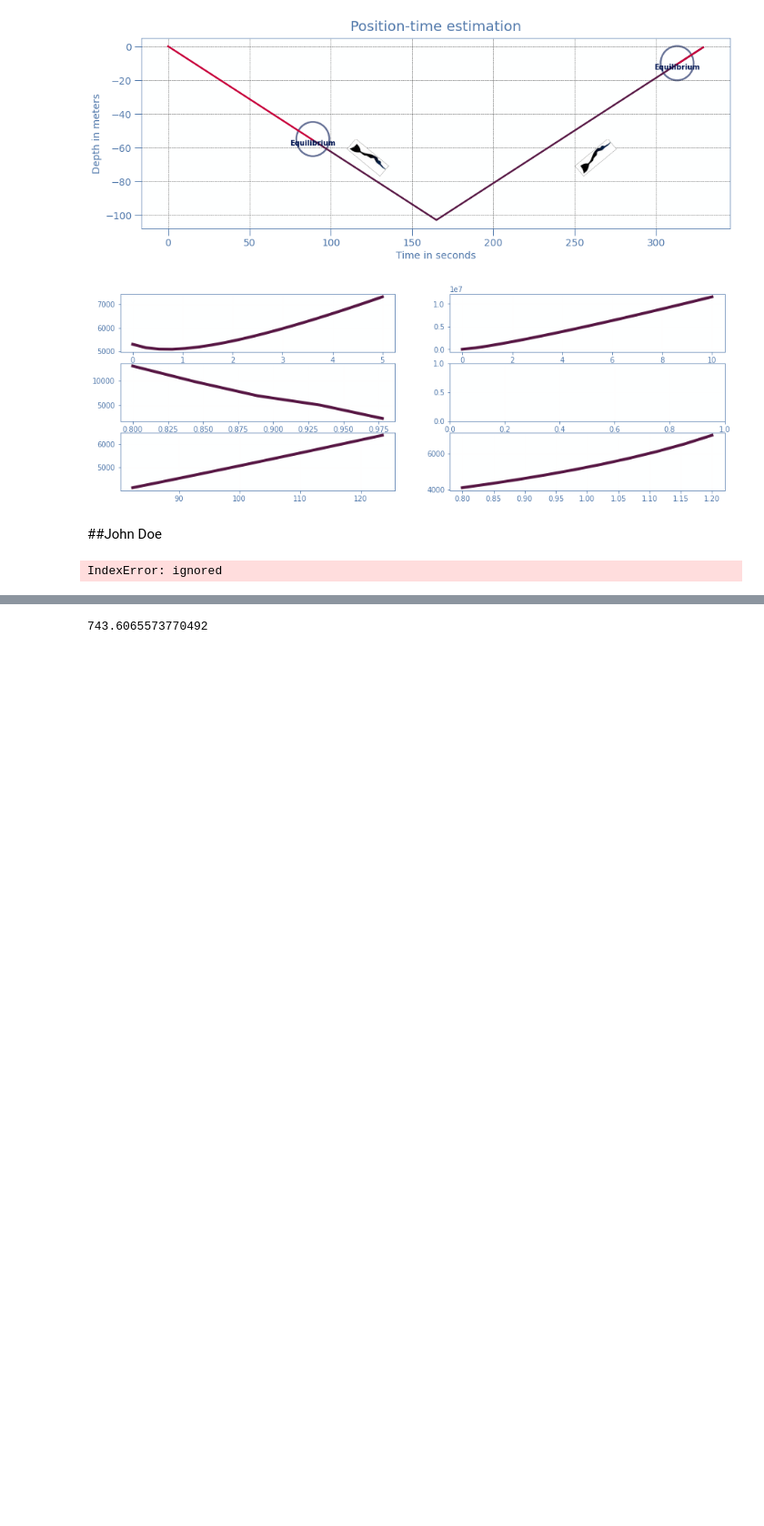
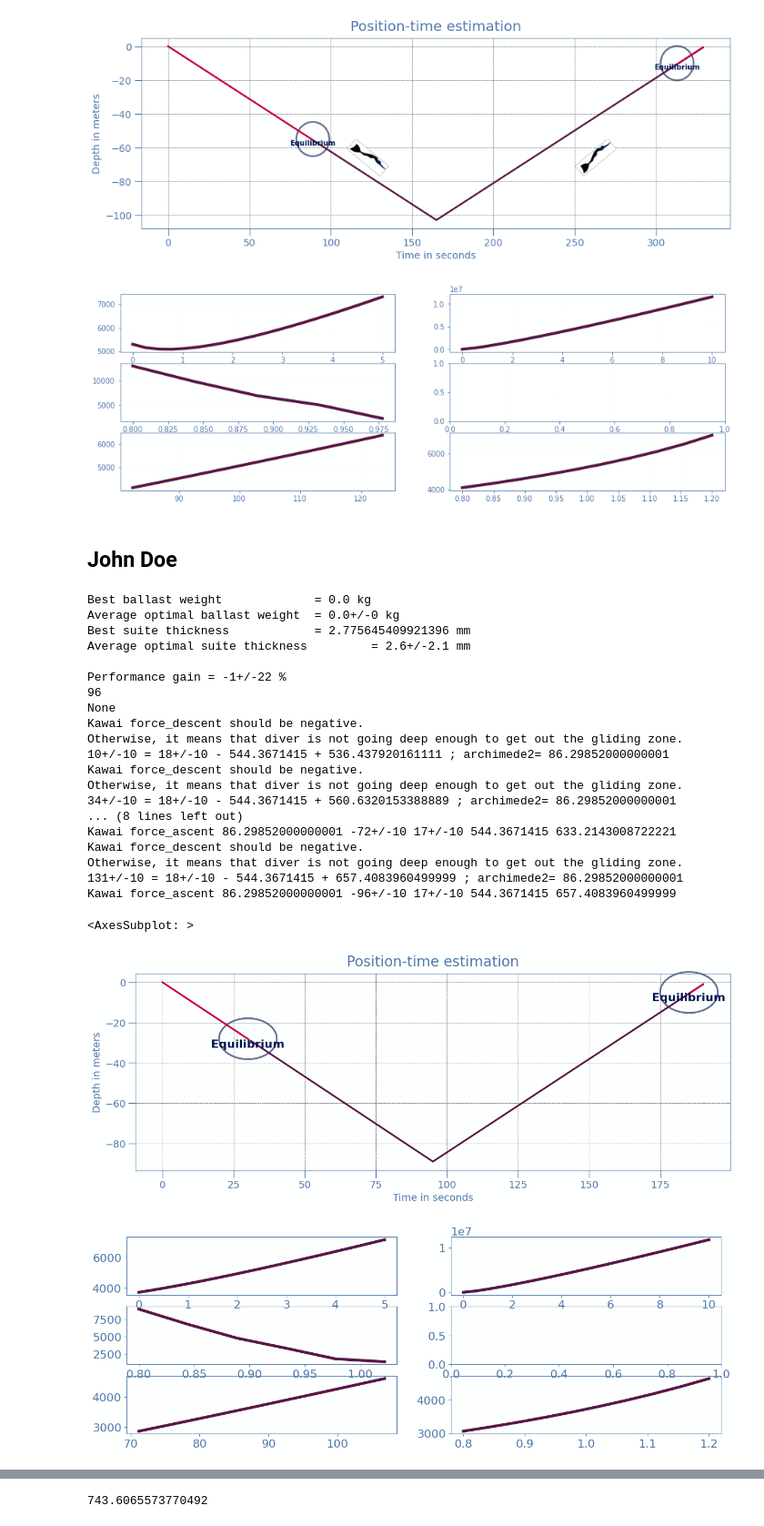
Before and after one commit to gtherin/aplast, a Jupyter notebook: notebooks/aplast.ipynb, the cells around one changed output, grey strips where cells are left out. Shown: that part at 91% size. Drawn from its saved outputs; the diff is of its cells as text; code cells hidden in the pictures; blank space fills up the shorter version.

```diff
--- a/notebooks/aplast.ipynb
+++ b/notebooks/aplast.ipynb
@@ -199,21 +190,40 @@ Stephane Tourreau force_ascent 132.38977500000001 -131+/-4 23+/-4 720.9849079999
 [figure]
 [figure]
 # %% [markdown]
-##John Doe <a class="anchor" id="diver3"></a>
+## John Doe <a class="anchor" id="diver3"></a>
 # %%
-surname = 'Martino Trassinelli'
+surname = 'Kawai'
 aplast.divers.get_data(surname=surname).minimize()#method='L-BFGS-B')
 aplast.trajectory.show(aplast.divers.get_data(surname=surname))
 
 d = aplast.divers.get_data(surname=surname)
 
 fig, ax = plt.subplots(figsize=(15, 5), ncols=2, nrows=3)
 
 d.get_total_work(variable="mass_ballast").plot(ax=ax[0][0])
 d.get_total_work(variable="volume_lungs").plot(ax=ax[0][1])
 d.get_total_work(variable="Rt").plot(ax=ax[1][0])
 d.get_total_work(variable="depth_max").plot(ax=ax[2][0])
 d.get_total_work(variable="speed_factor").plot(ax=ax[2][1])
 # %% [output]
-IndexError: ignored
+Best ballast weight             = 0.0 kg
+Average optimal ballast weight  = 0.0+/-0 kg
+Best suite thickness            = 2.775645409921396 mm
+Average optimal suite thickness         = 2.6+/-2.1 mm
+
+Performance gain = -1+/-22 %
+96
+None
+Kawai force_descent should be negative.
+Otherwise, it means that diver is not going deep enough to get out the gliding zone. 10+/-10 = 18+/-10 - 544.3671415 + 536.437920161111 ; archimede2= 86.29852000000001
+Kawai force_descent should be negative.
+Otherwise, it means that diver is not going deep enough to get out the gliding zone. 34+/-10 = 18+/-10 - 544.3671415 + 560.6320153388889 ; archimede2= 86.29852000000001
+... (8 lines left out)
+Kawai force_ascent 86.29852000000001 -72+/-10 17+/-10 544.3671415 633.2143008722221
+Kawai force_descent should be negative.
+Otherwise, it means that diver is not going deep enough to get out the gliding zone. 131+/-10 = 18+/-10 - 544.3671415 + 657.4083960499999 ; archimede2= 86.29852000000001
+Kawai force_ascent 86.29852000000001 -96+/-10 17+/-10 544.3671415 657.4083960499999
+<AxesSubplot: >
+[figure, added]
+[figure, added]
 # %% [markdown]
```
Also changed, not shown: parts of 10 cells of this notebook, 1 other file.
